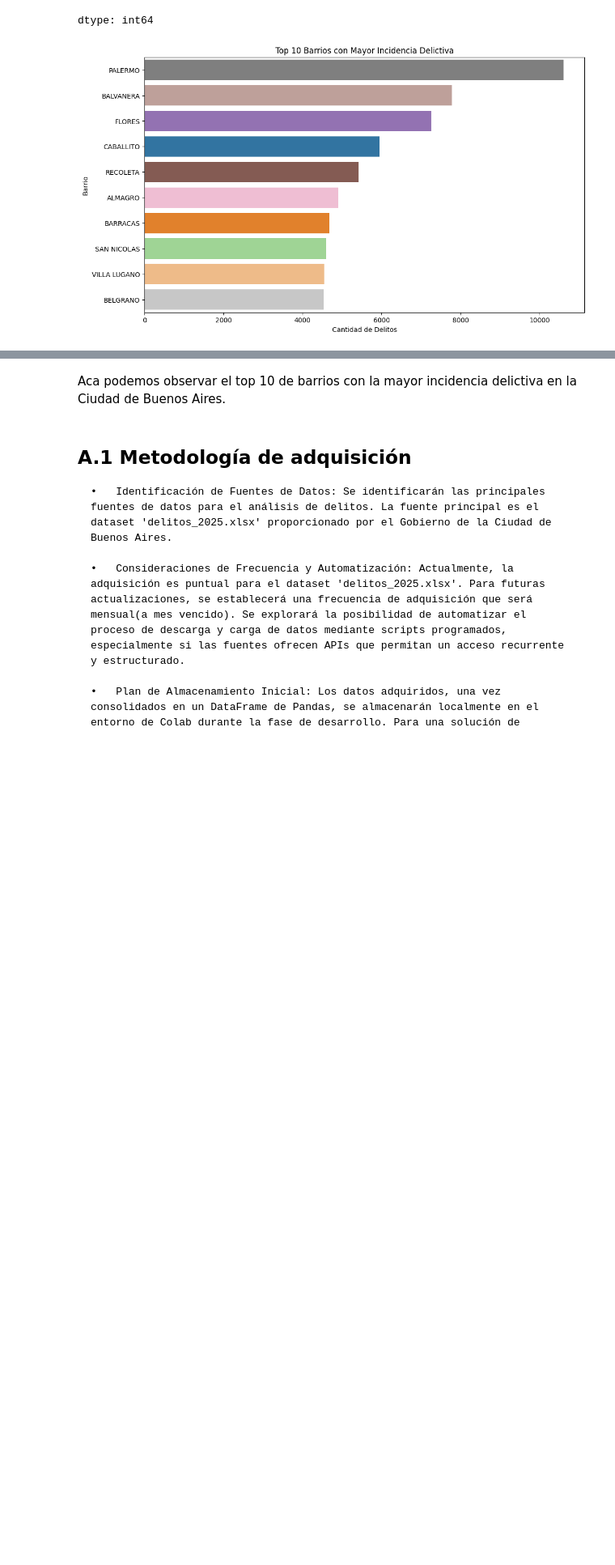
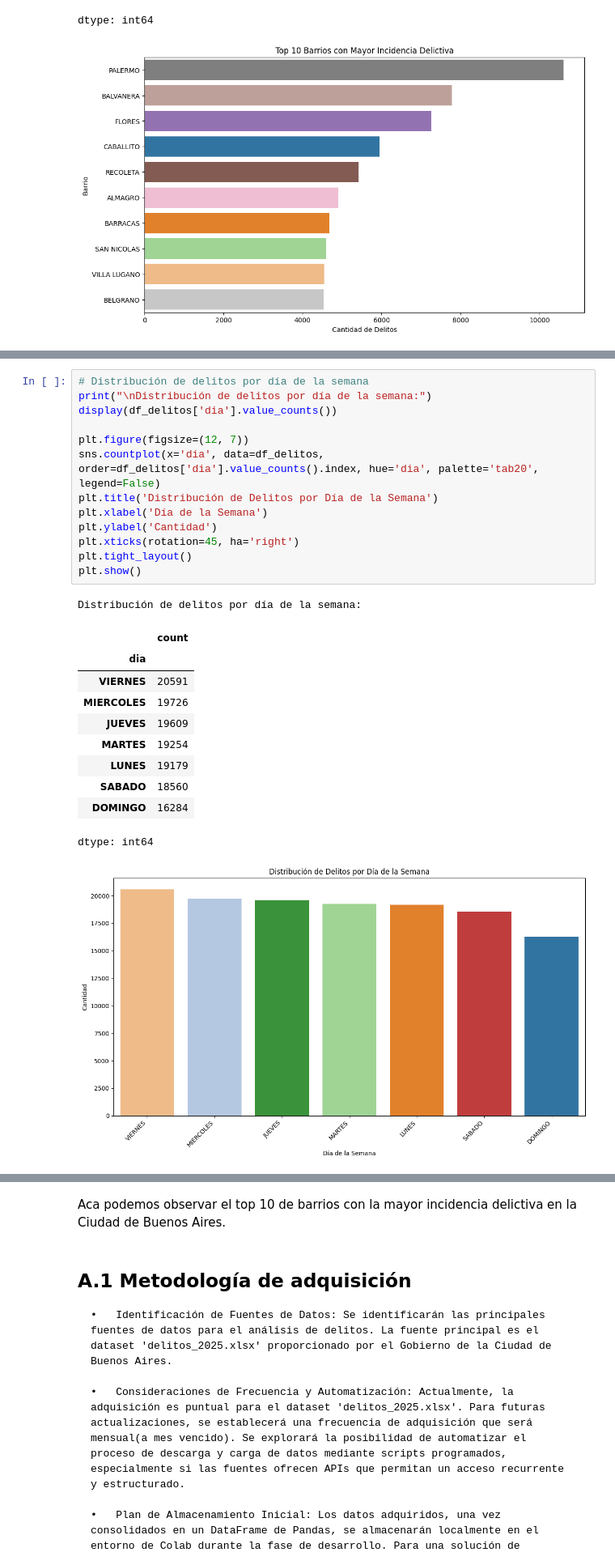
Before and after one commit to ChronosXV/Ingenieria_Software, a Jupyter notebook: Proyecto/UGR_Ing_de_Software_Grupo_2_TP.ipynb, the cells around one changed output, grey strips where cells are left out. Shown: that part at 81% size. Drawn from its saved outputs; the diff is of its cells as text; blank space fills up the shorter version.

```diff
--- a/Proyecto/UGR_Ing_de_Software_Grupo_2_TP.ipynb
+++ b/Proyecto/UGR_Ing_de_Software_Grupo_2_TP.ipynb
@@ -379,0 +408,26 @@ dtype: int64
+# %%
+# Distribución de delitos por día de la semana
+print("\nDistribución de delitos por día de la semana:")
+display(df_delitos['dia'].value_counts())
+
+plt.figure(figsize=(12, 7))
+sns.countplot(x='dia', data=df_delitos, order=df_delitos['dia'].value_counts().index, hue='dia', palette='tab20', legend=False)
+plt.title('Distribución de Delitos por Día de la Semana')
+plt.xlabel('Día de la Semana')
+plt.ylabel('Cantidad')
+plt.xticks(rotation=45, ha='right')
+plt.tight_layout()
+plt.show()
+# %% [output]
+Distribución de delitos por día de la semana:
+|  | count |
+| dia |  |
+| VIERNES | 20591 |
+| MIERCOLES | 19726 |
+| JUEVES | 19609 |
+| MARTES | 19254 |
+| LUNES | 19179 |
+| SABADO | 18560 |
+| DOMINGO | 16284 |
+dtype: int64
+[figure, added]
```
Also changed, not shown: parts of 27 cells of this notebook.
